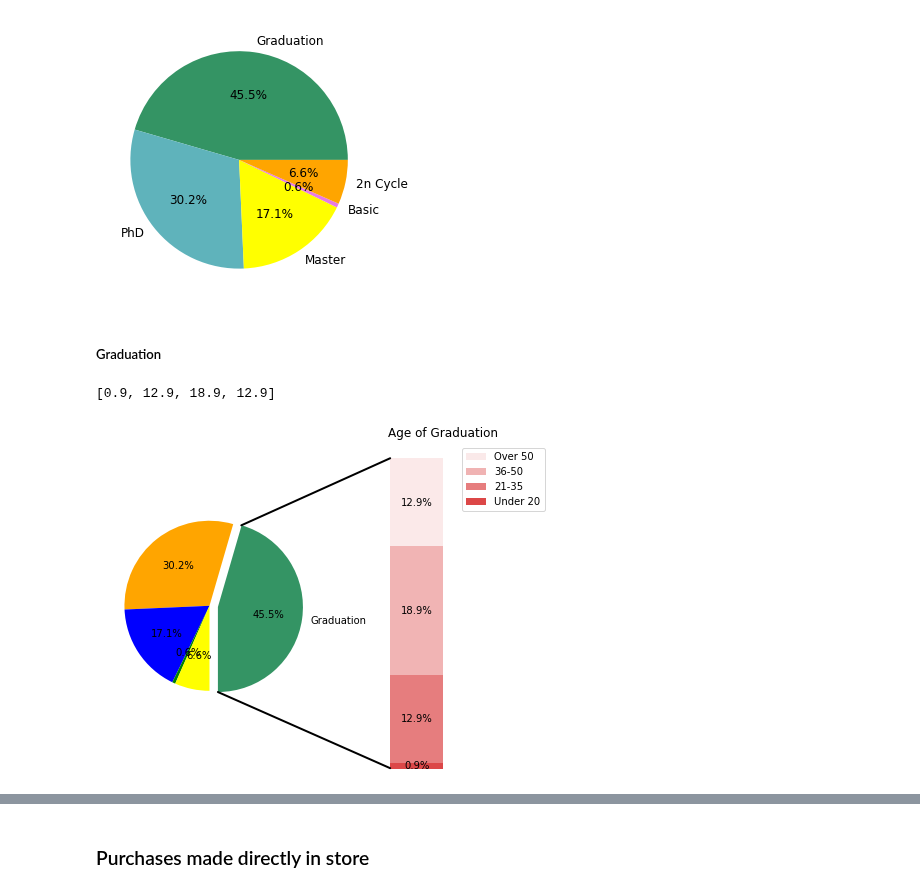
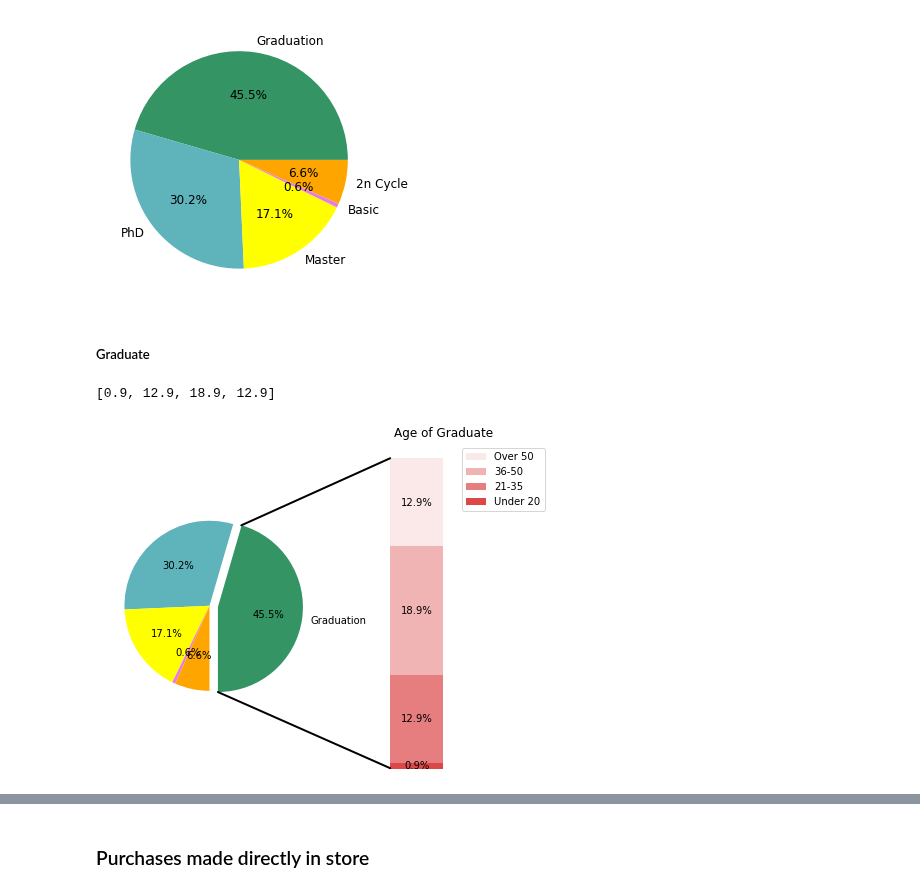
Before and after one commit to clarentcelsia/Analytics, a Jupyter notebook: marketing_campaign.ipynb, the cells around one changed output, grey strips where cells are left out. Saved outputs shown, nothing was run; the diff lists cells and outputs as text; code cells hidden in the pictures.

```diff
--- a/marketing_campaign.ipynb
+++ b/marketing_campaign.ipynb
@@ -626,7 +614,7 @@ fig.show()
 # %% [output]
 [figure]
 # %% [markdown]
-##### Graduation
+##### Graduate
 # %%
 age_chart_percentage_grad = [float(x) for x in([
     '{:.1f}'.format((bar_data_age_grad[0]/tot_data_1)*100),
@@ -642,7 +630,7 @@ fig, (ax1, ax2) = plt.subplots(1,2,figsize=(8,6))
 fig.subplots_adjust(wspace=0.1)
 
 wedges, *_  = ax1.pie(edu_chart_percentage, autopct='%1.1f%%', labels=['Graduation', '', '', '', ''], explode=[.1,0,0,0,0], startangle=270,
-        colors=['#349464','orange','blue','green','yellow'], textprops={'size':10})
+        colors=['#349464','#5FB3BB','yellow','#E77BE5','orange'], textprops={'size':10})
 
 w = .2
 b = 1
@@ -651,33 +639,33 @@ for j, (h, label) in enumerate(reversed([*zip(age_chart_percentage_grad,_age)]))
     barContainer = ax2.bar(0, height=h, width=w, bottom=b, color='C3', label=label, alpha=0.1+0.25 * j)
     ax2.bar_label(barContainer, labels=[f'{h}%'], label_type='center')
 
-ax2.set_title('Age of Graduation')
+ax2.set_title('Age of Graduate')
 ax2.legend()
 ax2.axis('off')
 ax2.set_xlim(-1.5*w, 2.5*w)
 
 theta1, theta2 = wedges[0].theta1, wedges[0].theta2
 center, r = wedges[0].center, wedges[0].r
 bar_height = sum(age_chart_percentage_grad)
 
 # draw top connecting line
 x = r * np.cos(np.pi / 323 * theta2) + center[0]
 y = r * np.sin(np.pi / 180 * theta2) + center[1]
 con = ConnectionPatch(xyA=(-w / 2, 1), coordsA=ax2.transData,
                       xyB=(-x, y), coordsB=ax1.transData)
 con.set_color([0, 0, 0])
 con.set_linewidth(2)
 ax2.add_artist(con)
 
 # draw bottom connecting line
 x = r * np.cos(np.pi / 20 * theta1) + center[0]
 y = r * np.sin(np.pi / 20 * theta1) + center[1]
 con = ConnectionPatch(xyA=(-w / 2, -44.5), coordsA=ax2.transData,
                       xyB=(x, y), coordsB=ax1.transData)
 con.set_color([0, 0, 0])
 ax2.add_artist(con)
 con.set_linewidth(2)
 
 fig.show()
 # %% [output]
-[figure, old version]
+[figure, new version]
```
Also changed, not shown: parts of 14 cells of this notebook, 1 other file.
